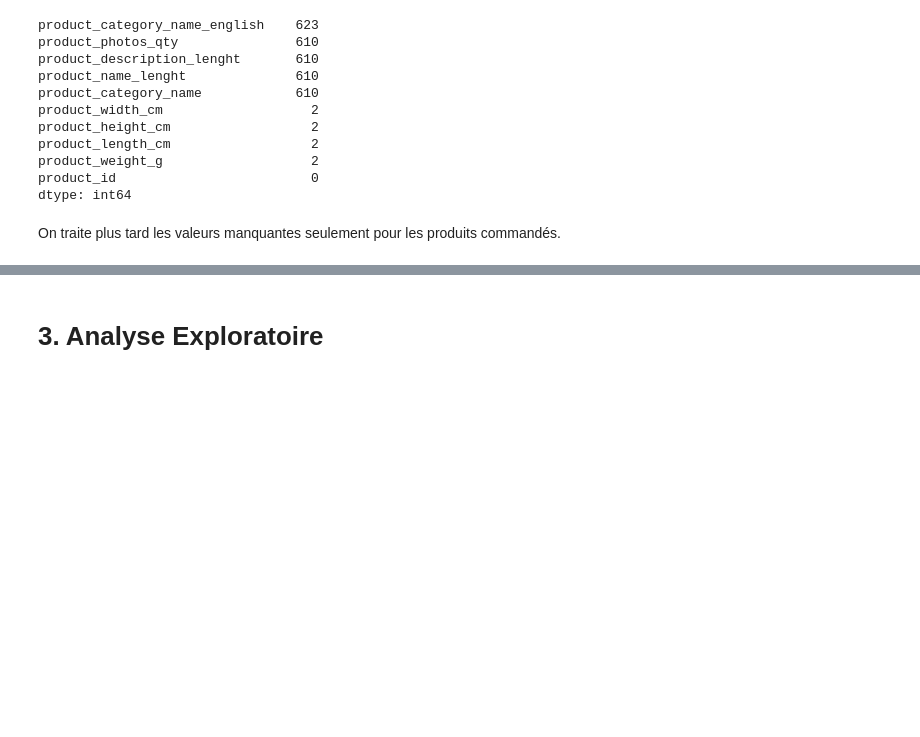
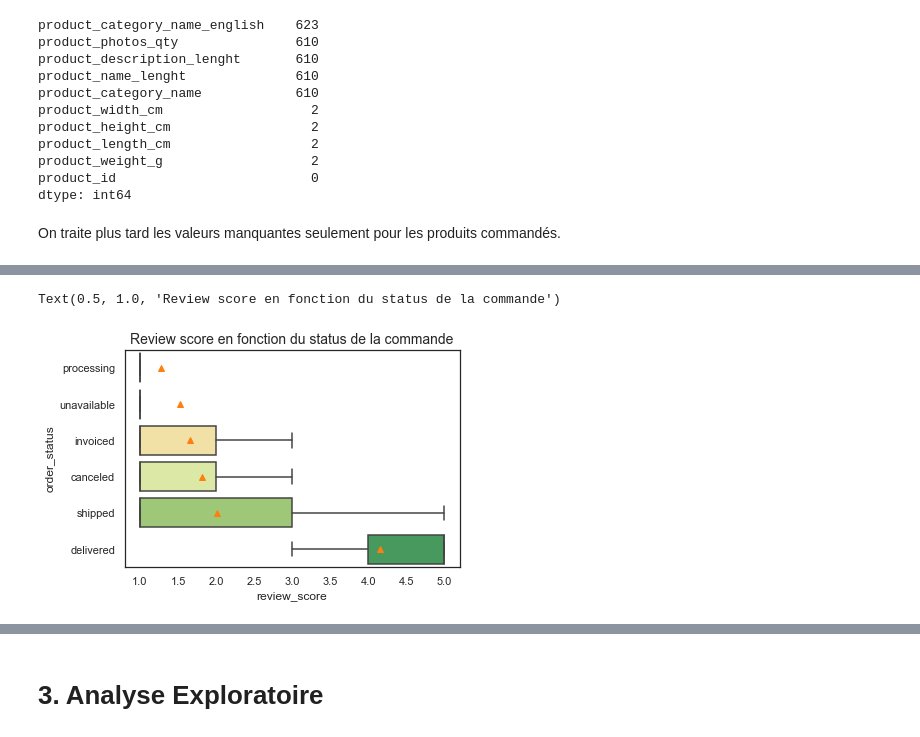
Before and after one commit to mrcreasey/oc-ds-p5-unsupervised-clustering, a Jupyter notebook: P5_01_analyse.ipynb, the cells around one changed output, grey strips where cells are left out. Saved outputs shown, nothing was run; the diff lists cells and outputs as text; code cells hidden in the pictures; blank space fills up the shorter version.

```diff
--- a/P5_01_analyse.ipynb
+++ b/P5_01_analyse.ipynb
@@ -876,0 +929,12 @@ On traite plus tard les valeurs manquantes seulement pour les produits commandé
+# %%
+# ignore categories avec 5 ou moins registres
+order_scores = order_scores[~order_scores['order_status'].isin(
+    ['created', 'approved'])]
+box_order = order_scores.groupby('order_status')[
+    'review_score'].agg('mean').sort_values().index
+sns.boxplot(data=order_scores, x='review_score', y='order_status', order=box_order,
+            showmeans=True, showfliers=False, palette=sns.color_palette('RdYlGn'))
+plt.title('Review score en fonction du status de la commande', fontsize=14)
+# %% [output]
+Text(0.5, 1.0, 'Review score en fonction du status de la commande')
+[figure, added]
```
Also changed, not shown: parts of 7 cells of this notebook.
